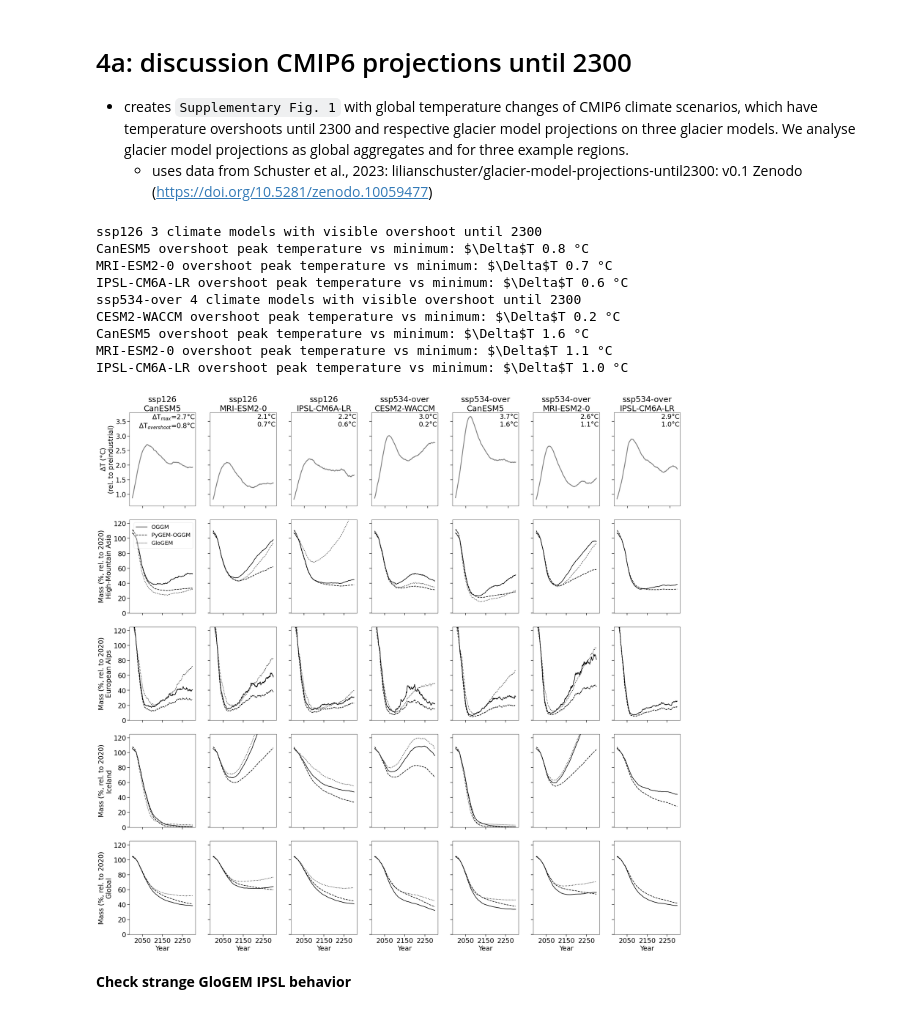
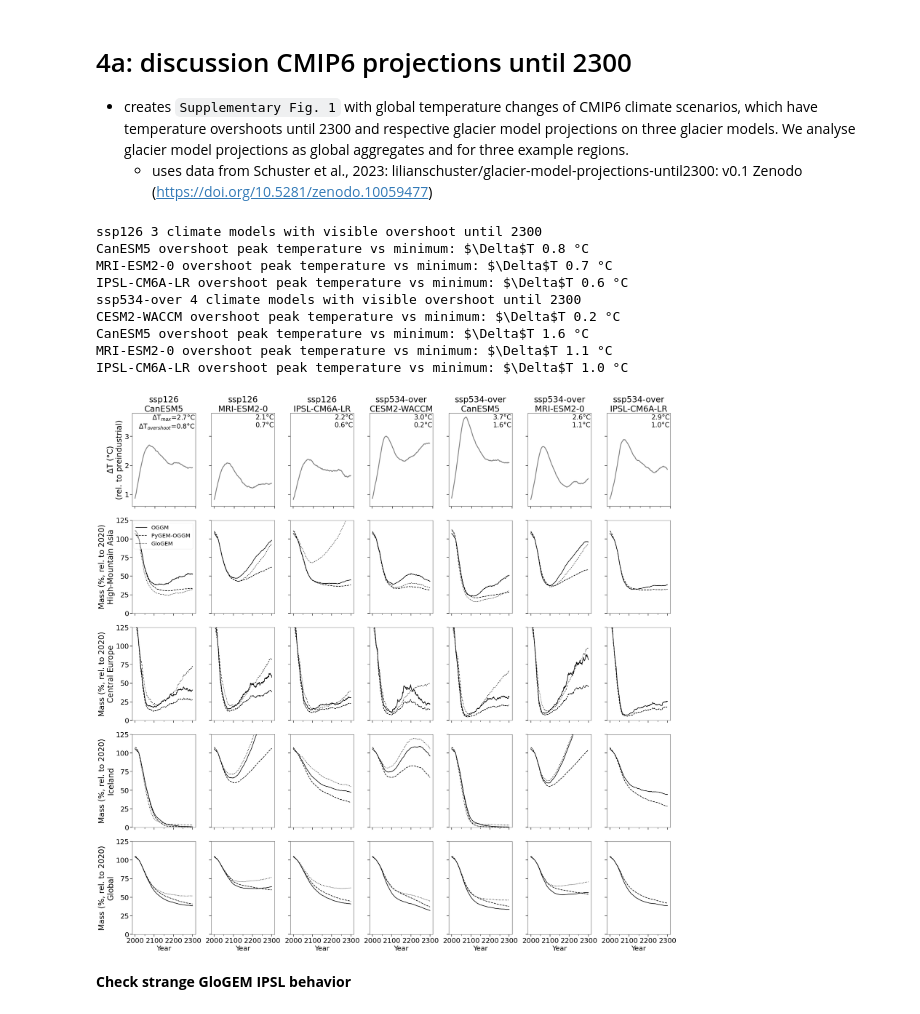
Before and after one commit to lilianschuster/glacier_overshoot_irreversibility_trough_water, a Jupyter notebook: B_main_analysis_figure_creation/4a_discussion_CMIP6_over_gcms.ipynb, the cells around one changed output. Drawn from its saved outputs; the diff is of its cells as text; code cells hidden in the pictures.

Commit message:
updated suppl. figure

```diff
--- a/B_main_analysis_figure_creation/4a_discussion_CMIP6_over_gcms.ipynb
+++ b/B_main_analysis_figure_creation/4a_discussion_CMIP6_over_gcms.ipynb
@@ -50,11 +50,13 @@ mpl.rcParams['ytick.major.width'] = 1.5
 mpl.rcParams['xtick.minor.size'] = 5
 mpl.rcParams['xtick.minor.width'] = 1
 
+major_labels = [2000, 2100, 2200, 2300]
+minor_ticks = [2050, 2150, 2250]
 
-plt.rc('font', size=24)
+plt.rc('font', size=25)
 
 #fig,axs = plt.subplots(2,3,figsize=(24,20))
-fig, axs_all = plt.subplots(5,7, figsize=(30,28))
+fig, axs_all = plt.subplots(5,7, figsize=(29.5,28))
 
 #fig,axs = plt.subplots(2,3,figsize=(24,20))
 #fig, axs_all = plt.subplots(4,6, figsize=(35,24))
@@ -102,12 +104,14 @@ for ax,f in zip(axs,gcms_cmip6_2300_ssp.index):
     ax.set_title(ssp+'\n'+gcm)
     ax.set_ylim([0.6,3.8])
     if ax == axs[0]:
-        ax.set_ylabel(r'$\Delta$T (°C)'+'\n(rel. to preindustrial)')
+        ax.set_ylabel(r'$\Delta$T (°C)'+'\n(rel. to preindustrial)', fontsize=28)
     ax.set_xlabel('')
     if ax != axs[0]:
         ax.set_yticklabels([])
-    ax.set_xticks([2050,2150,2250], ['','',''])
-
+    ax.set_xticks(major_labels)
+    ax.set_xticklabels(['','','',''])
+    ax.set_xticks(minor_ticks, minor=True)
+    ax.tick_params(axis='x', which='minor', length=5, color='k')
 
     overshoot_deg = global_dtas.max()- global_dtas.dropna(dim='year').isel(year=-1)
     print(gcm, r'overshoot peak temperature vs minimum: $\Delta$T', overshoot_deg.values.round(1), '°C')
@@ -165,20 +169,21 @@ for region in ['global', 'RGI13-14-15', 'RGI11', 'RGI06']:
         elif region == 'RGI13-14-15':
             region_n = 'High-Mountain Asia'
         elif region == 'RGI11':
-            region_n = 'European Alps'
+            region_n = 'Central Europe'
         elif region == 'RGI06':
             region_n = 'Iceland'
 
         for ax in axs:
             if ax == axs[0]:
-                ax.set_ylabel(f'Mass (%, rel. to 2020)\n{region_n}')
+                ax.set_ylabel(f'Mass (%, rel. to 2020)\n{region_n}', fontsize=28)
             ax.set_xlabel('')
             ax.set_ylim([0,125])
             if ax != axs[0]:
                 ax.set_yticklabels([])
-            ax.set_xticks([2050,2150,2250], ['','',''])
-
-
+            ax.set_xticks(major_labels)
+            ax.set_xticklabels(['','','',''])
+            ax.set_xticks(minor_ticks, minor=True)
+            ax.tick_params(axis='x', which='minor', length=5, color='k')
 ##############################################
 axs = axs_all[0][3:]
 ssp = 'ssp534-over'
@@ -218,7 +223,6 @@ for ax,f in zip(axs,gcms_cmip6_2300_over.index):
     ax.set_title(ssp+'\n'+gcm)
     ax.set_ylim([0.6,3.8])
     ax.set_yticklabels([])
-    ax.set_xticks([2050,2150,2250], ['','',''])
     ax.set_xlabel('')
     peak_temp = (global_dtas.max()- avg_1986_2005 + 0.69).values.round(1)
     ax.text(0.99,0.99,r''+f'{peak_temp}°C\n'+f'{overshoot_deg.values.round(1)}°C',
@@ -226,6 +230,10 @@ for ax,f in zip(axs,gcms_cmip6_2300_over.index):
            horizontalalignment='right',  # Align text to the right
     verticalalignment='top',      # Align text to the top
     transform=ax.transAxes)
+    ax.set_xticks(major_labels)
+    ax.set_xticklabels(['','','',''])
+    ax.set_xticks(minor_ticks, minor=True)
+    ax.tick_params(axis='x', which='minor', length=5, color='k')
 
 
 for region in ['RGI13-14-15', 'RGI11', 'RGI06', 'global']:
@@ -263,38 +271,43 @@ for region in ['RGI13-14-15', 'RGI11', 'RGI06', 'global']:
                        lw=2)
         if region == 'global':
             region_n = 'Global'
         elif region == 'RGI13-14-15':
             region_n = 'High-Mountain Asia'
         elif region == 'RGI11':
-            region_n = 'European Alps'
+            region_n = 'Central Europe'
         elif region == 'RGI06':
             region_n = 'Iceland'
 
         for ax in axs:
             ax.set_xlabel('')
             ax.set_ylim([0,125])
             #if ax != axs[0]:
             ax.set_yticklabels([])
-            ax.set_xticks([2050,2150,2250], ['','',''])
-
+            ax.set_xticks(major_labels)
+            ax.set_xticklabels(['','','',''])
+            ax.set_xticks(minor_ticks, minor=True)
+            ax.tick_params(axis='x', which='minor', length=5, color='k')
 plt.tight_layout()
 for ax in axs_all[4]:
     ax.set_xlabel('Year')
-    ax.set_xticks([2050,2150,2250], [2050,2150,2250])
+    ax.set_xticks(major_labels)
+    ax.set_xticklabels(major_labels)
+    ax.set_xticks(minor_ticks, minor=True)
+    ax.tick_params(axis='x', which='minor', length=5, color='k')
 
 plt.savefig('../figures/suppl_fig_4_discussion_cmip6_overshoot_gcms_ssp126_ssp534_over_2300.png', dpi=300)
 plt.savefig('../figures/suppl_fig_4_discussion_cmip6_overshoot_gcms_ssp126_ssp534_over_2300.pdf', dpi=300)
 # %% [output]
 ssp126 3 climate models with visible overshoot until 2300
 CanESM5 overshoot peak temperature vs minimum: $\Delta$T 0.8 °C
 MRI-ESM2-0 overshoot peak temperature vs minimum: $\Delta$T 0.7 °C
 IPSL-CM6A-LR overshoot peak temperature vs minimum: $\Delta$T 0.6 °C
 ssp534-over 4 climate models with visible overshoot until 2300
 CESM2-WACCM overshoot peak temperature vs minimum: $\Delta$T 0.2 °C
 CanESM5 overshoot peak temperature vs minimum: $\Delta$T 1.6 °C
 MRI-ESM2-0 overshoot peak temperature vs minimum: $\Delta$T 1.1 °C
 IPSL-CM6A-LR overshoot peak temperature vs minimum: $\Delta$T 1.0 °C
-[figure, old version]
+[figure, new version]
 # %% [markdown]
 **Check strange GloGEM IPSL behavior**
 # %%
```
